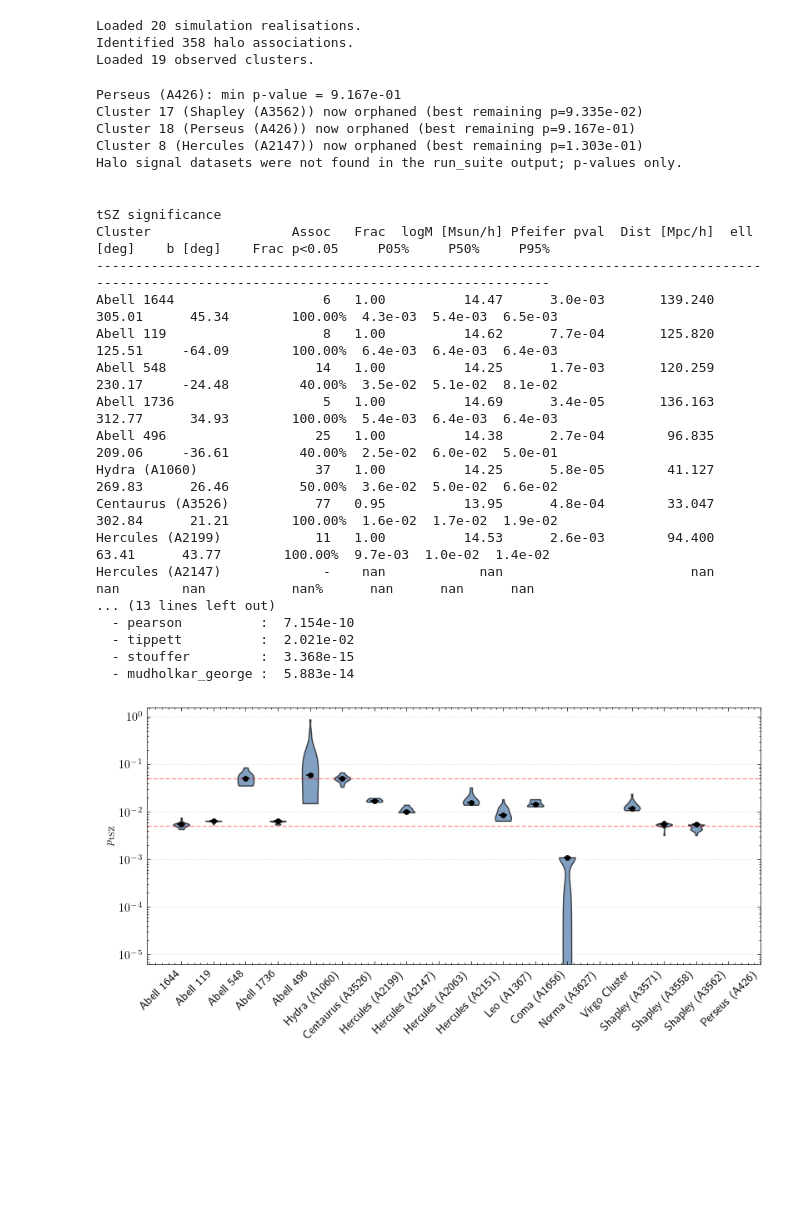
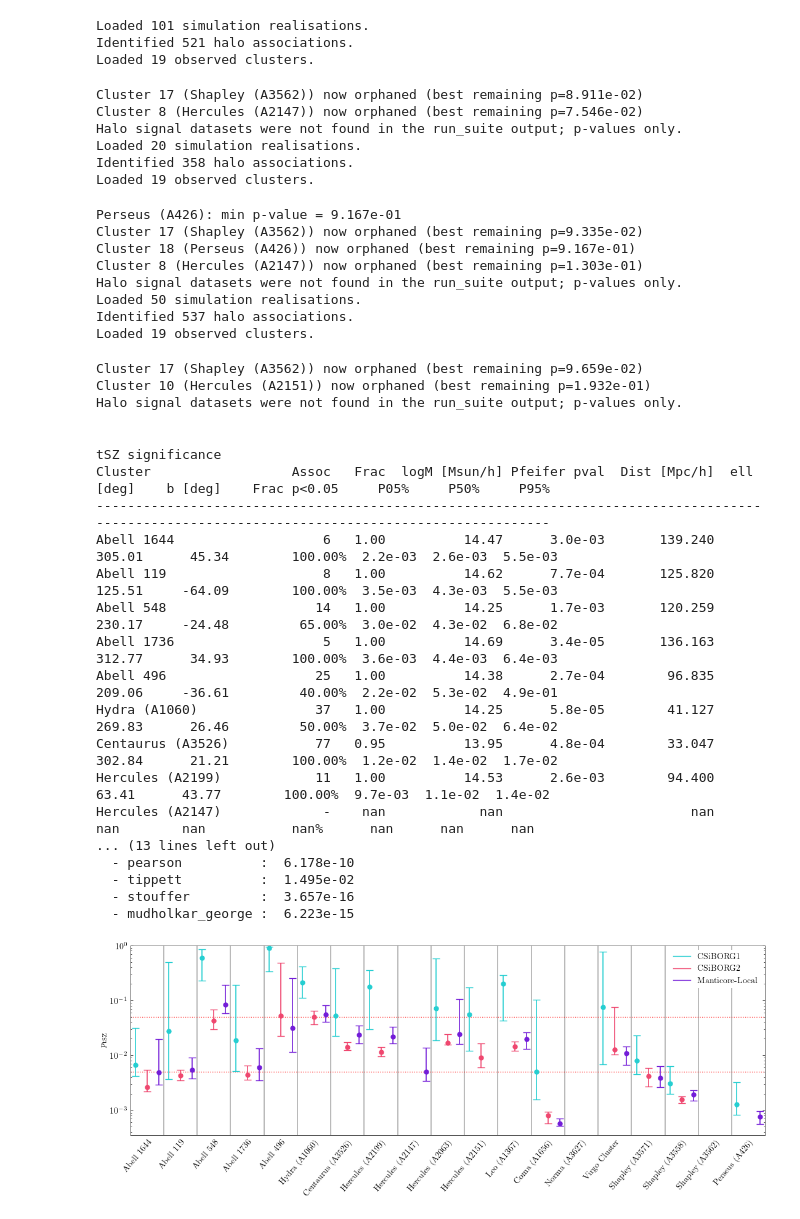
Before and after one commit to Richard-Sti/CMBOlympics, a Jupyter notebook: notebooks/score_individual_objects.ipynb, the cells around one changed output. Drawn from its saved outputs; the diff is of its cells as text; code cells hidden in the pictures; blank space fills up the shorter version.

```diff
--- a/notebooks/score_individual_objects.ipynb
+++ b/notebooks/score_individual_objects.ipynb
@@ -11,44 +11,71 @@ from score_individual_objects import *
 
 %load_ext autoreload
 %autoreload 2
+
+COLORS = [
+    "#25ced1",  # robin-egg-blue
+    "#ef476f",  # bright-pink-crayola
+    "#731dd8",  # french-violet
+    "#522b29",  # caput-mortuum
+    "#157f1f",  # office-green
+]
 # %%
 cfg = cmbo.utils.load_config("/Users/rstiskalek/Projects/CMBOlympics/scripts/config.toml")
 obs_clusters = cmbo.io.load_observed_clusters(cfg['paths']['observed_clusters'])
 # %%
-associations, matches, boxsize = load_associations_and_matches("csiborg2", cfg)
+associations_cb1, matches_cb1, boxsize_cb1 = load_associations_and_matches("csiborg1", cfg)
+associations_cb2, matches_cb2, boxsize_cb2 = load_associations_and_matches("csiborg2", cfg)
+associations_manti, matches_manti, boxsize_manti = load_associations_and_matches("manticore", cfg)
 # %% [output]
-Loaded 20 simulation realisations.
-Identified 358 halo associations.
+Loaded 101 simulation realisations.
+Identified 521 halo associations.
 Loaded 19 observed clusters.
-Perseus (A426): min p-value = 9.167e-01
-Cluster 17 (Shapley (A3562)) now orphaned (best remaining p=9.335e-02)
-Cluster 18 (Perseus (A426)) now orphaned (best remaining p=9.167e-01)
-Cluster 8 (Hercules (A2147)) now orphaned (best remaining p=1.303e-01)
+Cluster 17 (Shapley (A3562)) now orphaned (best remaining p=8.911e-02)
+Cluster 8 (Hercules (A2147)) now orphaned (best remaining p=7.546e-02)
 Halo signal datasets were not found in the run_suite output; p-values only.
+Loaded 20 simulation realisations.
+Identified 358 halo associations.
+Loaded 19 observed clusters.
+Perseus (A426): min p-value = 9.167e-01
+Cluster 17 (Shapley (A3562)) now orphaned (best remaining p=9.335e-02)
+Cluster 18 (Perseus (A426)) now orphaned (best remaining p=9.167e-01)
+Cluster 8 (Hercules (A2147)) now orphaned (best remaining p=1.303e-01)
+Halo signal datasets were not found in the run_suite output; p-values only.
+Loaded 50 simulation realisations.
+Identified 537 halo associations.
+Loaded 19 observed clusters.
+Cluster 17 (Shapley (A3562)) now orphaned (best remaining p=9.659e-02)
+Cluster 10 (Hercules (A2151)) now orphaned (best remaining p=1.932e-01)
+Halo signal datasets were not found in the run_suite output; p-values only.
 # %%
-print_cluster_scores(cfg, matches, obs_clusters,)
+print_cluster_scores(cfg, matches_cb2, obs_clusters,)
 # %% [output]
                                                                                                                    tSZ significance
 Cluster                  Assoc   Frac  logM [Msun/h] Pfeifer pval  Dist [Mpc/h]  ell [deg]    b [deg]    Frac p<0.05     P05%     P50%     P95%
 -----------------------------------------------------------------------------------------------------------------------------------------------
-Abell 1644                   6   1.00          14.47      3.0e-03       139.240     305.01      45.34        100.00%  4.3e-03  5.4e-03  6.5e-03
-Abell 119                    8   1.00          14.62      7.7e-04       125.820     125.51     -64.09        100.00%  6.4e-03  6.4e-03  6.4e-03
-Abell 548                   14   1.00          14.25      1.7e-03       120.259     230.17     -24.48         40.00%  3.5e-02  5.1e-02  8.1e-02
-Abell 1736                   5   1.00          14.69      3.4e-05       136.163     312.77      34.93        100.00%  5.4e-03  6.4e-03  6.4e-03
-Abell 496                   25   1.00          14.38      2.7e-04        96.835     209.06     -36.61         40.00%  2.5e-02  6.0e-02  5.0e-01
-Hydra (A1060)               37   1.00          14.25      5.8e-05        41.127     269.83      26.46         50.00%  3.6e-02  5.0e-02  6.6e-02
-Centaurus (A3526)           77   0.95          13.95      4.8e-04        33.047     302.84      21.21        100.00%  1.6e-02  1.7e-02  1.9e-02
-Hercules (A2199)            11   1.00          14.53      2.6e-03        94.400      63.41      43.77        100.00%  9.7e-03  1.0e-02  1.4e-02
+Abell 1644                   6   1.00          14.47      3.0e-03       139.240     305.01      45.34        100.00%  2.2e-03  2.6e-03  5.5e-03
+Abell 119                    8   1.00          14.62      7.7e-04       125.820     125.51     -64.09        100.00%  3.5e-03  4.3e-03  5.5e-03
+Abell 548                   14   1.00          14.25      1.7e-03       120.259     230.17     -24.48         65.00%  3.0e-02  4.3e-02  6.8e-02
+Abell 1736                   5   1.00          14.69      3.4e-05       136.163     312.77      34.93        100.00%  3.6e-03  4.4e-03  6.4e-03
+Abell 496                   25   1.00          14.38      2.7e-04        96.835     209.06     -36.61         40.00%  2.2e-02  5.3e-02  4.9e-01
+Hydra (A1060)               37   1.00          14.25      5.8e-05        41.127     269.83      26.46         50.00%  3.7e-02  5.0e-02  6.4e-02
+Centaurus (A3526)           77   0.95          13.95      4.8e-04        33.047     302.84      21.21        100.00%  1.2e-02  1.4e-02  1.7e-02
+Hercules (A2199)            11   1.00          14.53      2.6e-03        94.400      63.41      43.77        100.00%  9.7e-03  1.1e-02  1.4e-02
 Hercules (A2147)             -    nan            nan                        nan        nan        nan           nan%      nan      nan      nan
 ... (13 lines left out)
-  - pearson          :  7.154e-10
-  - tippett          :  2.021e-02
-  - stouffer         :  3.368e-15
-  - mudholkar_george :  5.883e-14
+  - pearson          :  6.178e-10
+  - tippett          :  1.495e-02
+  - stouffer         :  3.657e-16
+  - mudholkar_george :  6.223e-15
 # %%
-fig, ax = plot_cluster_pvalue_violins(cfg, matches, obs_clusters)
+fig, ax = plot_cluster_pvalue_percentiles(
+    cfg, [matches_cb1, matches_cb2, matches_manti], obs_clusters,
+    suite_labels=["CSiBORG1", "CSiBORG2", "Manticore-Local"],
+    suite_colors=COLORS,
+    )
 fig.savefig("/Users/rstiskalek/Downloads/cluster_pvalue_violins.png", dpi=300, bbox_inches="tight")
+
 display(fig)
 # %% [output]
-[figure, old version]
+[figure, new version]
 # %%
```
Also changed, not shown: parts of 3 cells of this notebook, 1 other file.
